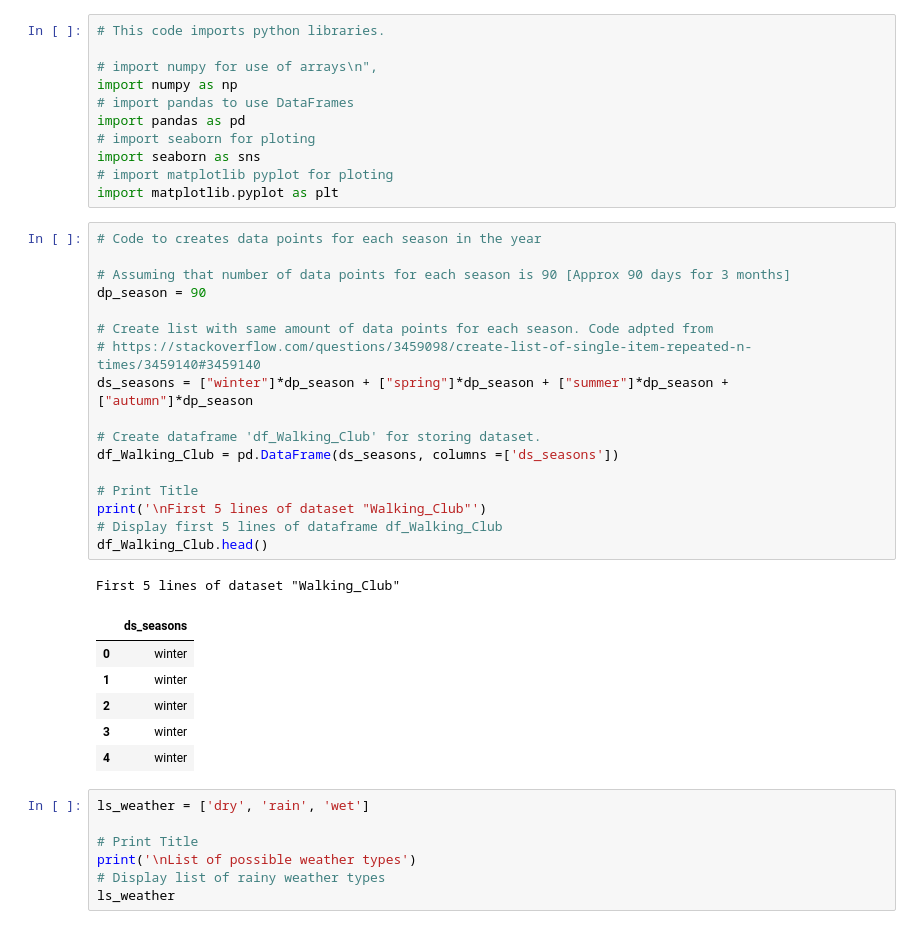
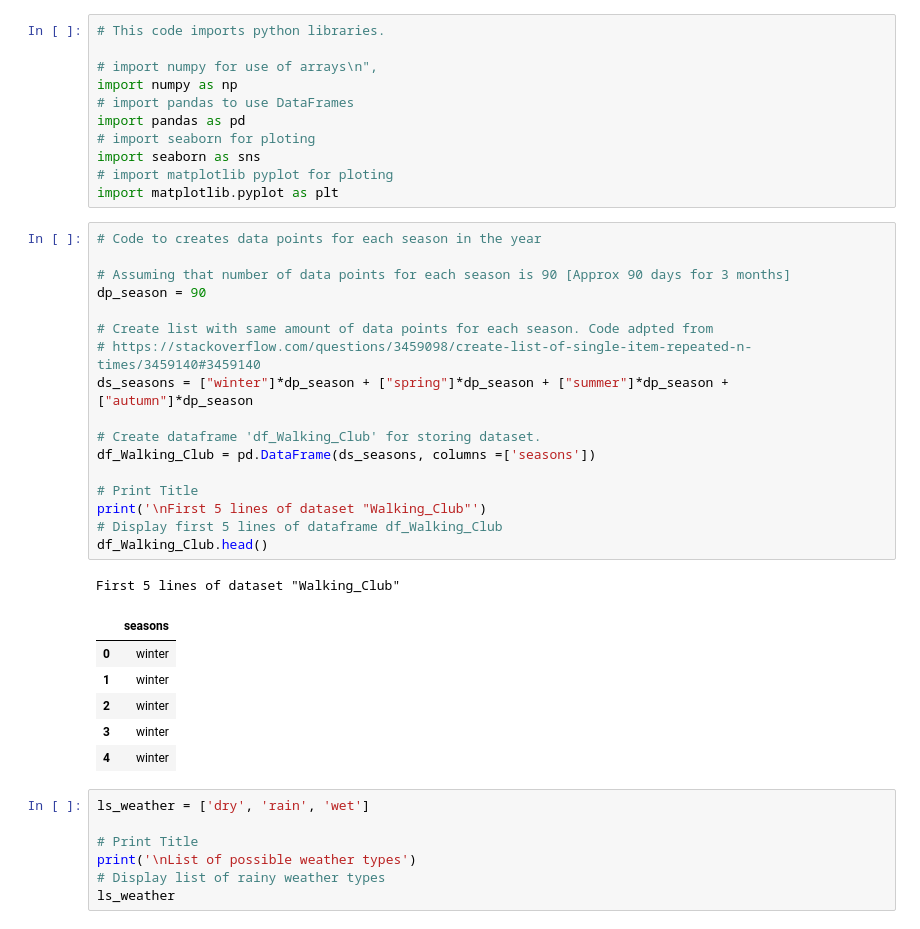
Before and after one commit to SasiGV/Programming_For_DA_Project, a Jupyter notebook: Prog_DA_Project.ipynb, the cells around one changed output. Drawn from its saved outputs; the diff is of its cells as text.

```diff
--- a/Prog_DA_Project.ipynb
+++ b/Prog_DA_Project.ipynb
@@ -50,23 +132,23 @@ import matplotlib.pyplot as plt
 # %%
 # Code to creates data points for each season in the year
 
 # Assuming that number of data points for each season is 90 [Approx 90 days for 3 months]
 dp_season = 90
 
 # Create list with same amount of data points for each season. Code adpted from
 # https://stackoverflow.com/questions/3459098/create-list-of-single-item-repeated-n-times/3459140#3459140
 ds_seasons = ["winter"]*dp_season + ["spring"]*dp_season + ["summer"]*dp_season + ["autumn"]*dp_season
 
 # Create dataframe 'df_Walking_Club' for storing dataset.
-df_Walking_Club = pd.DataFrame(ds_seasons, columns =['ds_seasons'])
+df_Walking_Club = pd.DataFrame(ds_seasons, columns =['seasons'])
 
 # Print Title
 print('\nFirst 5 lines of dataset "Walking_Club"')
 # Display first 5 lines of dataframe df_Walking_Club
 df_Walking_Club.head()
 # %% [output]
 First 5 lines of dataset "Walking_Club"
-|  | ds_seasons |
+|  | seasons |
 | 0 | winter |
 | 1 | winter |
 | 2 | winter |
```
Also changed, not shown: parts of 25 cells of this notebook.
